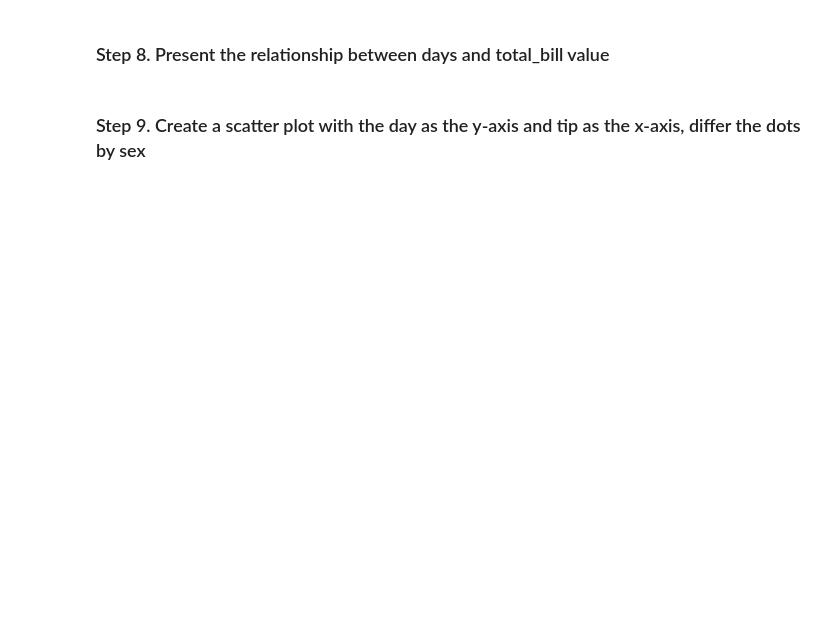
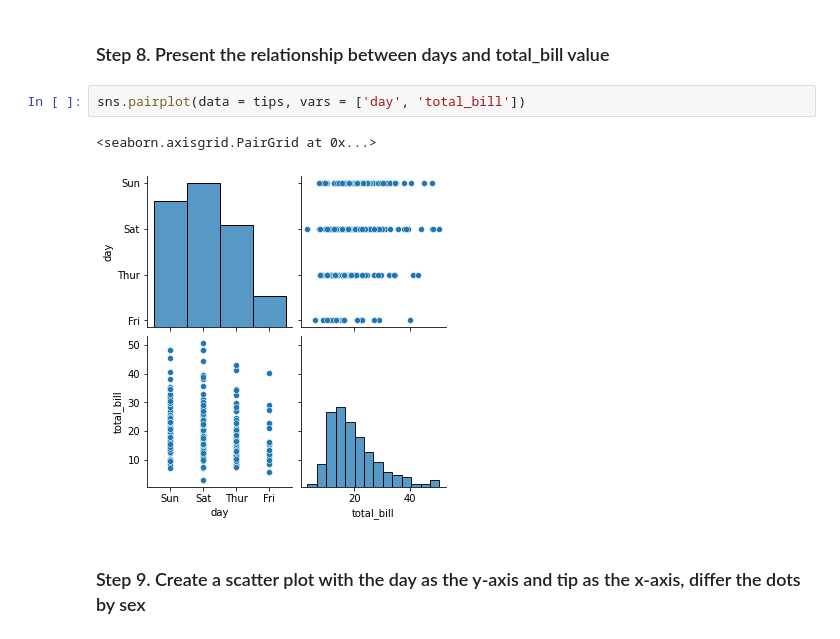
Before and after one commit to Dkepffl/2022-1-ESAA, a Jupyter notebook: Assignment/Assignment0328_tips_Exercises.ipynb, the cells around one changed output. Drawn from its saved outputs; the diff is of its cells as text; blank space fills up the shorter version.

```diff
--- a/Assignment/Assignment0328_tips_Exercises.ipynb
+++ b/Assignment/Assignment0328_tips_Exercises.ipynb
@@ -25,4 +78,9 @@ The dataset being used is tips from Seaborn.
 # %% [markdown]
 ### Step 8. Present the relationship between days and total_bill value
+# %%
+sns.pairplot(data = tips, vars = ['day', 'total_bill'])
+# %% [output]
+<seaborn.axisgrid.PairGrid at 0x...>
+[figure, added]
 # %% [markdown]
 ### Step 9. Create a scatter plot with the day as the y-axis and tip as the x-axis, differ the dots by sex
```
Also changed, not shown: parts of 10 cells of this notebook.
